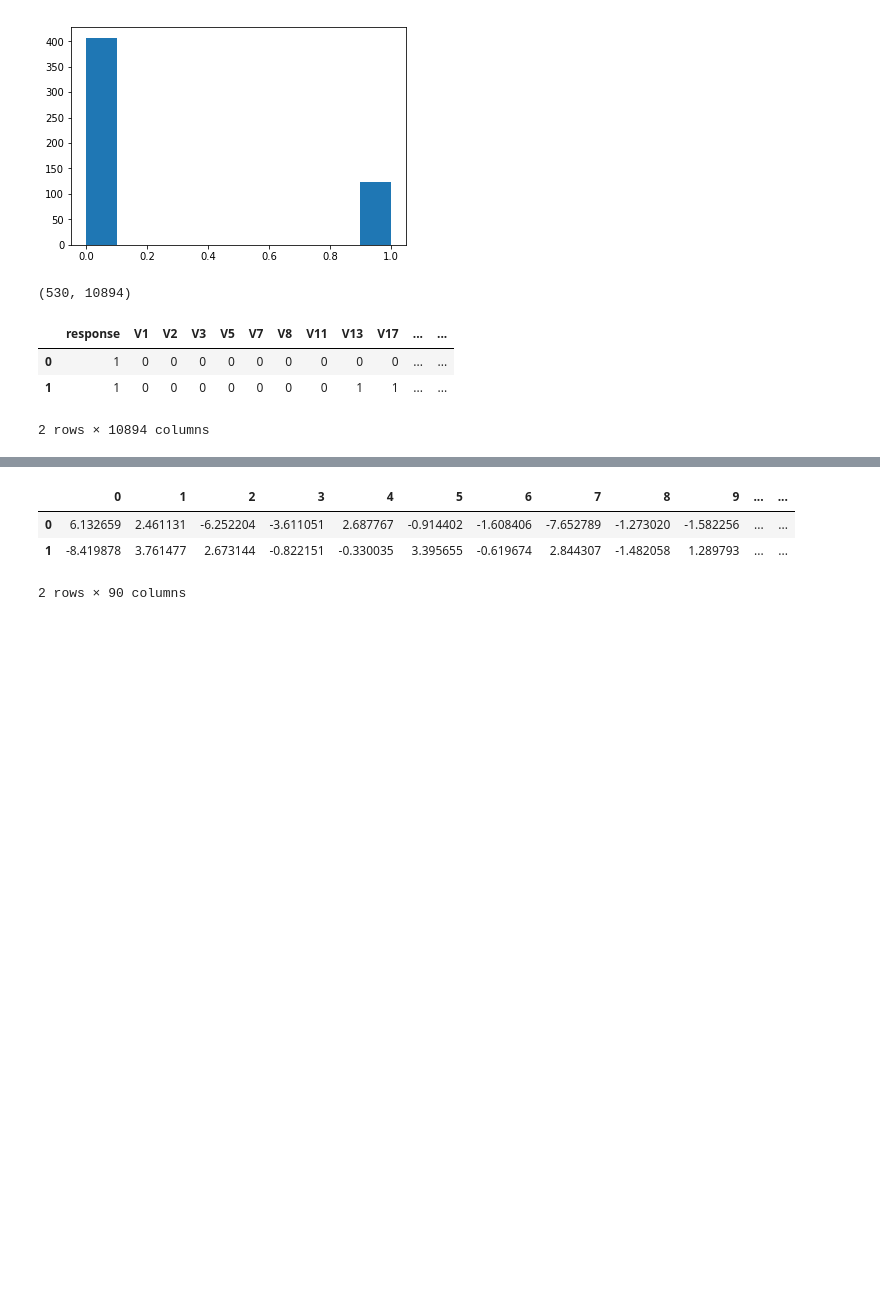
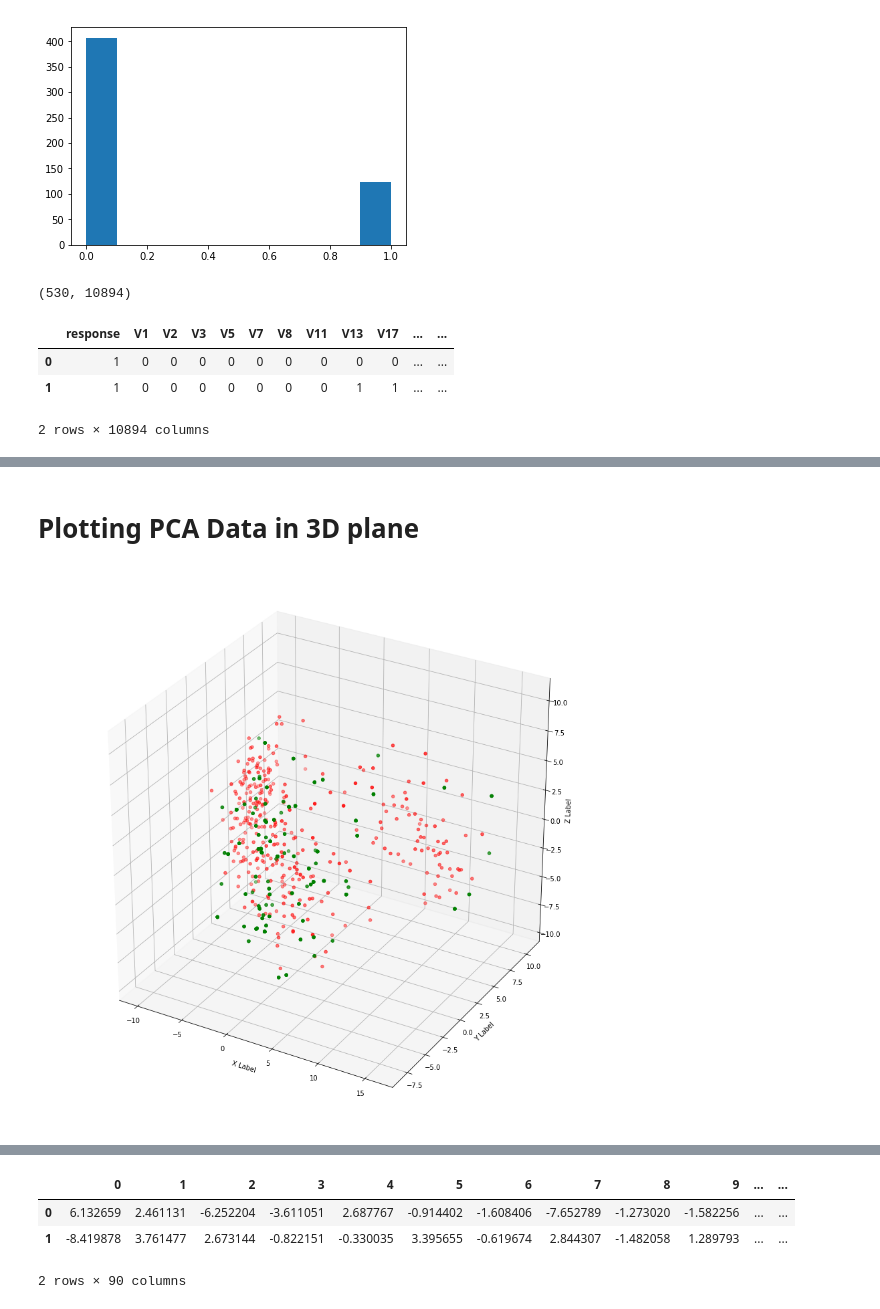
Before and after one commit to RatnamDubey/Tempus2018, a Jupyter notebook: Tempus_CaseStudy_RD.ipynb, the cells around one changed output, grey strips where cells are left out. Saved outputs shown, nothing was run; the diff lists cells and outputs as text; code cells hidden in the pictures; blank space fills up the shorter version.

```diff
--- a/Tempus_CaseStudy_RD.ipynb
+++ b/Tempus_CaseStudy_RD.ipynb
@@ -143,0 +203,34 @@ Name: X, dtype: int64
+# %% [markdown]
+# Plotting PCA Data in 3D plane
+# %%
+from mpl_toolkits.mplot3d import Axes3D
+import matplotlib.pyplot as plt
+import numpy as np
+import matplotlib
+
+# Applying the PCA
+pca = PCA(n_components=3)
+pca_model = pca.fit(X_resampled)
+Data_X_ana  = pca.transform(X_resampled)
+
+Temp1 = pd.DataFrame(Data_X_ana , columns=['X','Y','Z'])
+Temp1['Pred'] = y_resampled
+
+def randrange(n, vmin, vmax):
+    return (vmax - vmin)*np.random.rand(n) + vmin
+
+width = 15
+height = 15
+fig = plt.figure(figsize=(width, height))
+ax = fig.add_subplot(111, projection='3d')
+colors = ['red','green']
+xs = Temp1['X']
+ys = Temp1['Y']
+zs = Temp1['Z']
+ax.scatter(xs, ys, zs, c=Temp1['Pred'] , cmap=matplotlib.colors.ListedColormap(colors))
+ax.set_xlabel('X Label')
+ax.set_ylabel('Y Label')
+ax.set_zlabel('Z Label')
+plt.show()
+# %% [output]
+[figure, added]
```
Also changed, not shown: parts of 39 cells of this notebook.
